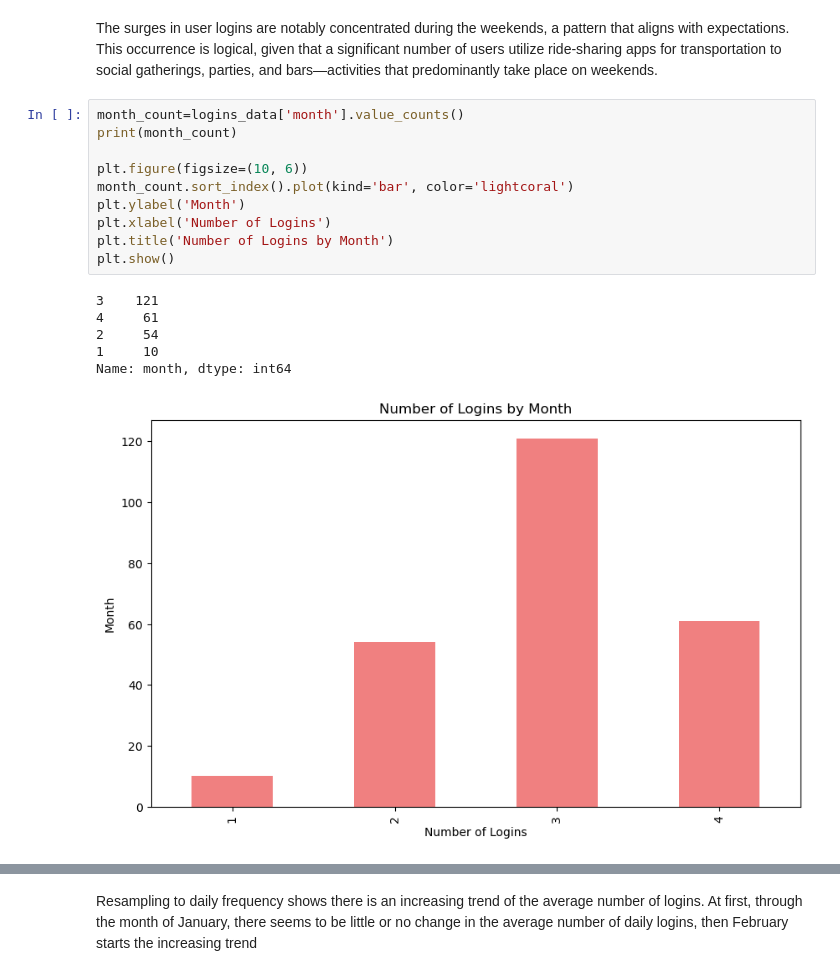
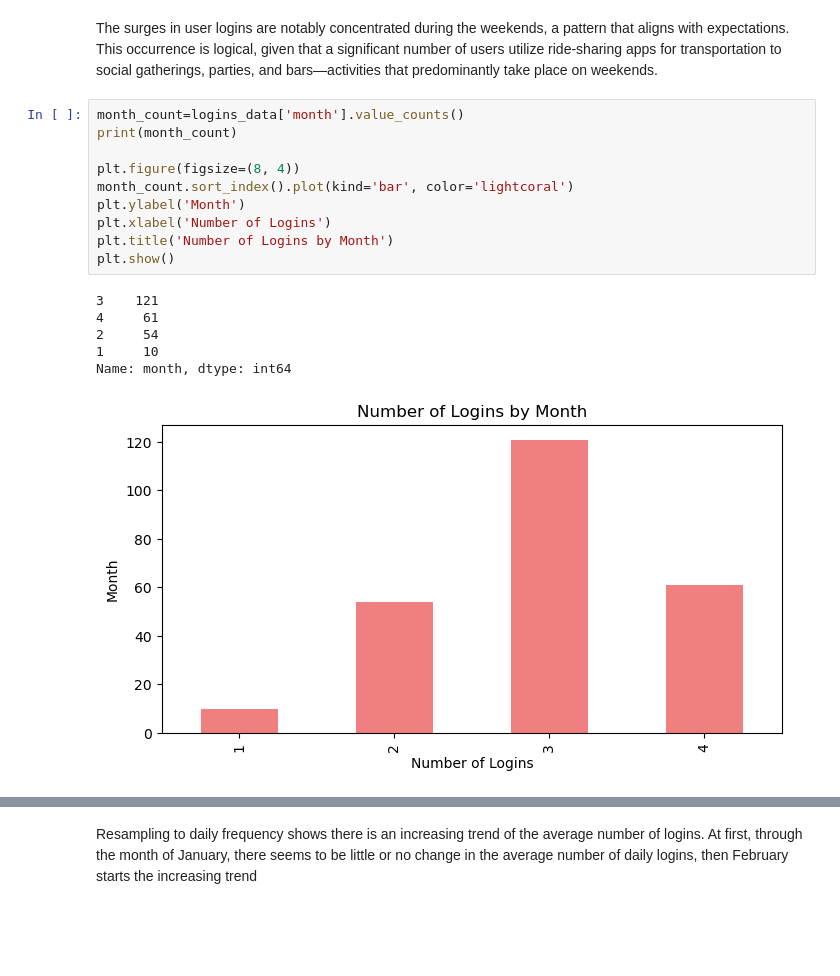
Before and after one commit to sabheen9/ultimate_challenge, a Jupyter notebook: Ultimate.ipynb, the cells around one changed output, grey strips where cells are left out. Cells and saved outputs as stored; diff of their text form; blank space fills up the shorter version.

```diff
--- a/Ultimate.ipynb
+++ b/Ultimate.ipynb
@@ -178,20 +183,20 @@ The surges in user logins are notably concentrated during the weekends, a patter
 # %%
 month_count=logins_data['month'].value_counts()
 print(month_count)
 
-plt.figure(figsize=(10, 6))
+plt.figure(figsize=(8, 4))
 month_count.sort_index().plot(kind='bar', color='lightcoral')
 plt.ylabel('Month')
 plt.xlabel('Number of Logins')
 plt.title('Number of Logins by Month')
 plt.show()
 # %% [output]
 3    121
 4     61
 2     54
 1     10
 Name: month, dtype: int64
-[figure, old version]
+[figure, new version]
 # %%
 #resample to daily frequency
 df_day = logins.resample('1D').sum()
```
Also changed, not shown: parts of 16 cells of this notebook.
